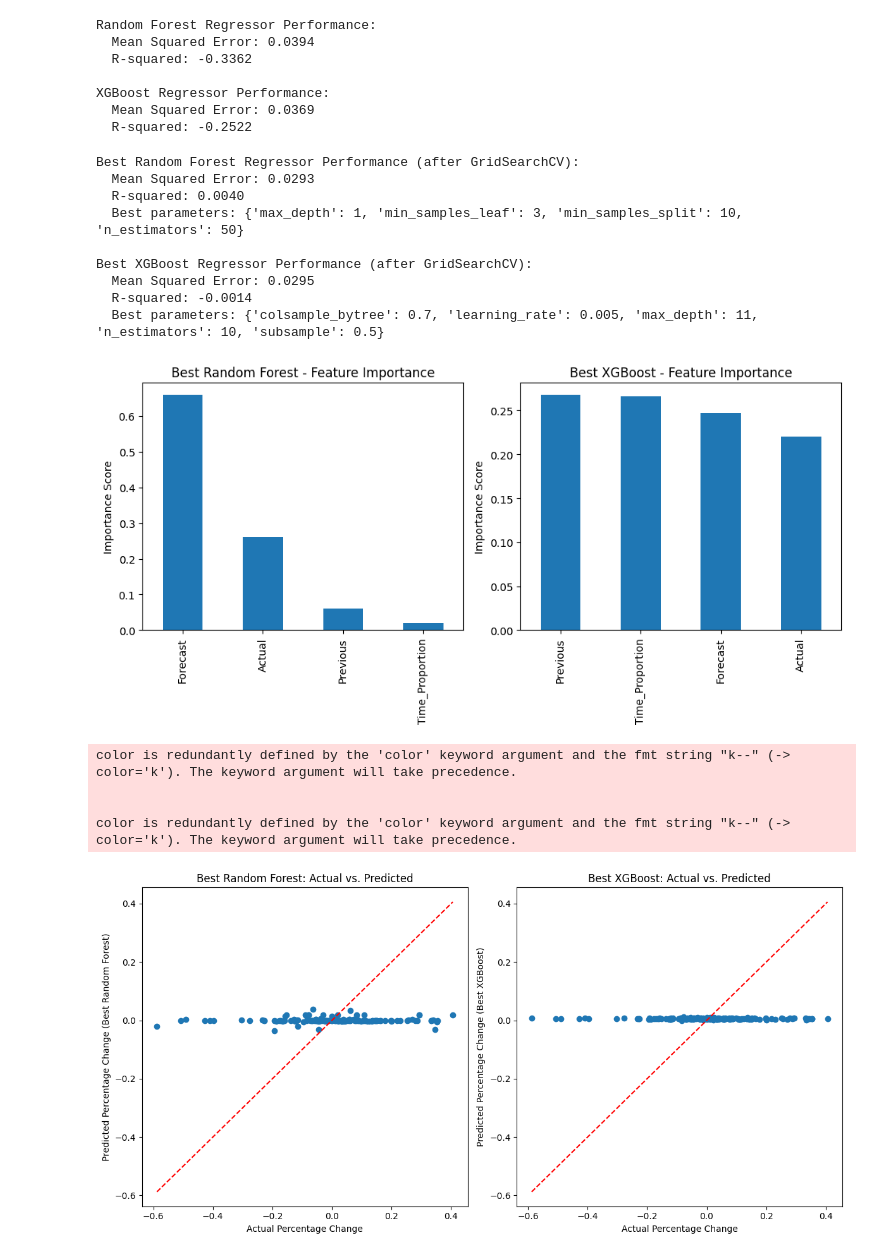
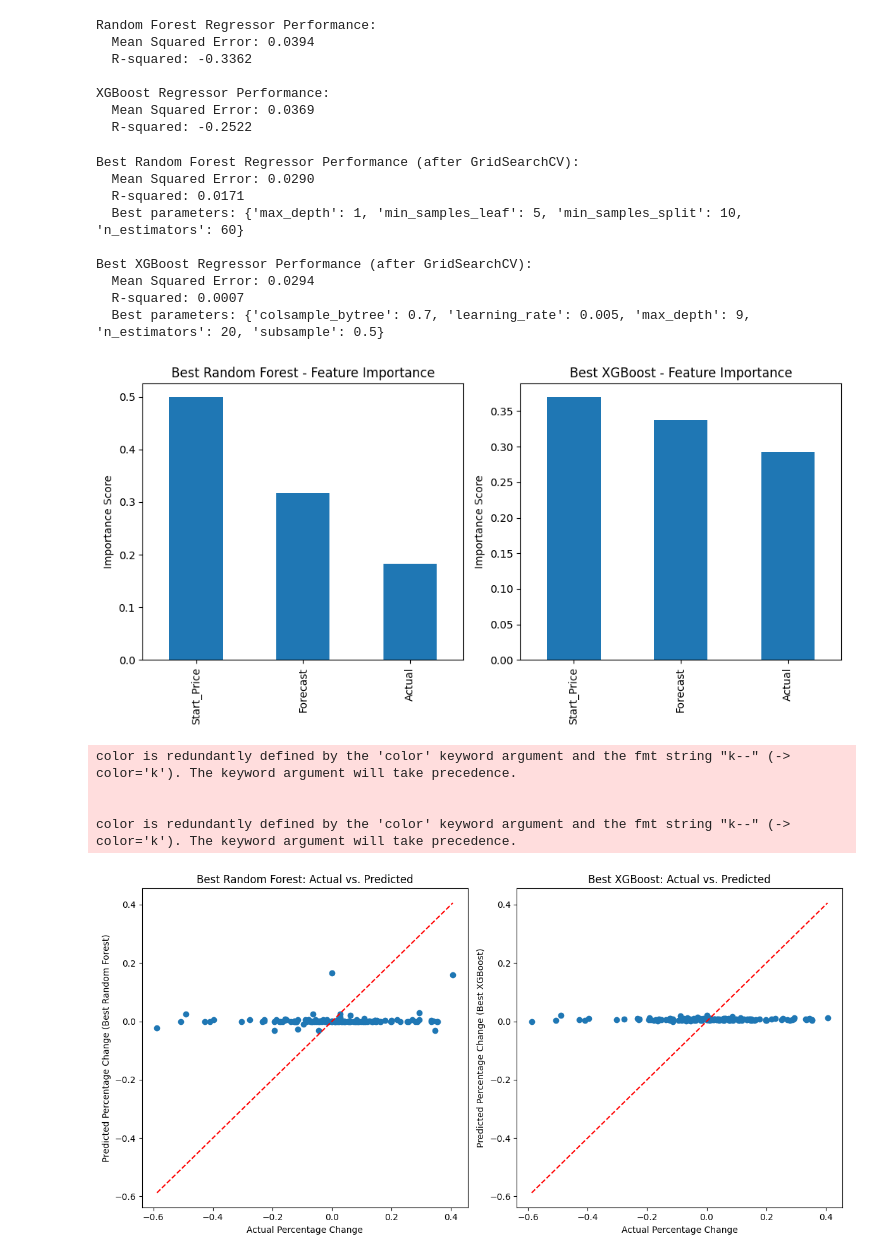
Before and after one commit to Sun-G0D/EIASupplySurprise, a Jupyter notebook: project.ipynb, the cells around one changed output. Cells and saved outputs as stored; diff of their text form; code cells hidden in the pictures.

```diff
--- a/project.ipynb
+++ b/project.ipynb
@@ -1992,7 +1800,7 @@ from xgboost import XGBRegressor
 from sklearn.metrics import mean_squared_error, r2_score
 
 
-X = date_percentage_change_df_sorted[['Actual', 'Forecast', 'Previous', 'Time_Proportion']] # Feature
+X = date_percentage_change_df_sorted[['Actual', 'Forecast', 'Start_Price']] # Feature
 y = date_percentage_change_df_sorted['Percentage_Change_0to2min'] # Target
 
 # 2. Split data into training and testing sets
@@ -2078,42 +1886,42 @@ plt.ylabel('Importance Score')
 plt.tight_layout()
 plt.show()
 
 
 # --- 2. Prediction vs. Actual Plots (using best models) ---
 
 plt.figure(figsize=(12, 6))
 
 # Best Random Forest Predictions vs. Actual
 plt.subplot(1, 2, 1)
 plt.scatter(y_test, rf_predictions)
 plt.xlabel('Actual Percentage Change')
 plt.ylabel('Predicted Percentage Change (Best Random Forest)')
 plt.title('Best Random Forest: Actual vs. Predicted')
 plt.plot([y_test.min(), y_test.max()], [y_test.min(), y_test.max()], 'k--', color='red')
 
 # Best XGBoost Predictions vs. Actual
 plt.subplot(1, 2, 2)
 plt.scatter(y_test, xgb_predictions)
 plt.xlabel('Actual Percentage Change')
 plt.ylabel('Predicted Percentage Change (Best XGBoost)')
 plt.title('Best XGBoost: Actual vs. Predicted')
 plt.plot([y_test.min(), y_test.max()], [y_test.min(), y_test.max()], 'k--', color='red')
 
 plt.tight_layout()
 plt.show()
 # %% [output]
 Best Random Forest Regressor Performance (after GridSearchCV):
-  Mean Squared Error: 0.0293
-  R-squared: 0.0040
-  Best parameters: {'max_depth': 1, 'min_samples_leaf': 3, 'min_samples_split': 10, 'n_estimators': 50}
+  Mean Squared Error: 0.0290
+  R-squared: 0.0171
+  Best parameters: {'max_depth': 1, 'min_samples_leaf': 5, 'min_samples_split': 10, 'n_estimators': 60}
 
 Best XGBoost Regressor Performance (after GridSearchCV):
-  Mean Squared Error: 0.0295
-  R-squared: -0.0014
-  Best parameters: {'colsample_bytree': 0.7, 'learning_rate': 0.005, 'max_depth': 11, 'n_estimators': 10, 'subsample': 0.5}
+  Mean Squared Error: 0.0294
+  R-squared: 0.0007
+  Best parameters: {'colsample_bytree': 0.7, 'learning_rate': 0.005, 'max_depth': 9, 'n_estimators': 20, 'subsample': 0.5}
-[figure, old version]
+[figure, new version]
 color is redundantly defined by the 'color' keyword argument and the fmt string "k--" (-> color='k'). The keyword argument will take precedence.
 
 
 color is redundantly defined by the 'color' keyword argument and the fmt string "k--" (-> color='k'). The keyword argument will take precedence.
-[figure, old version]
+[figure, new version]
```
Also changed, not shown: parts of 14 cells of this notebook.
